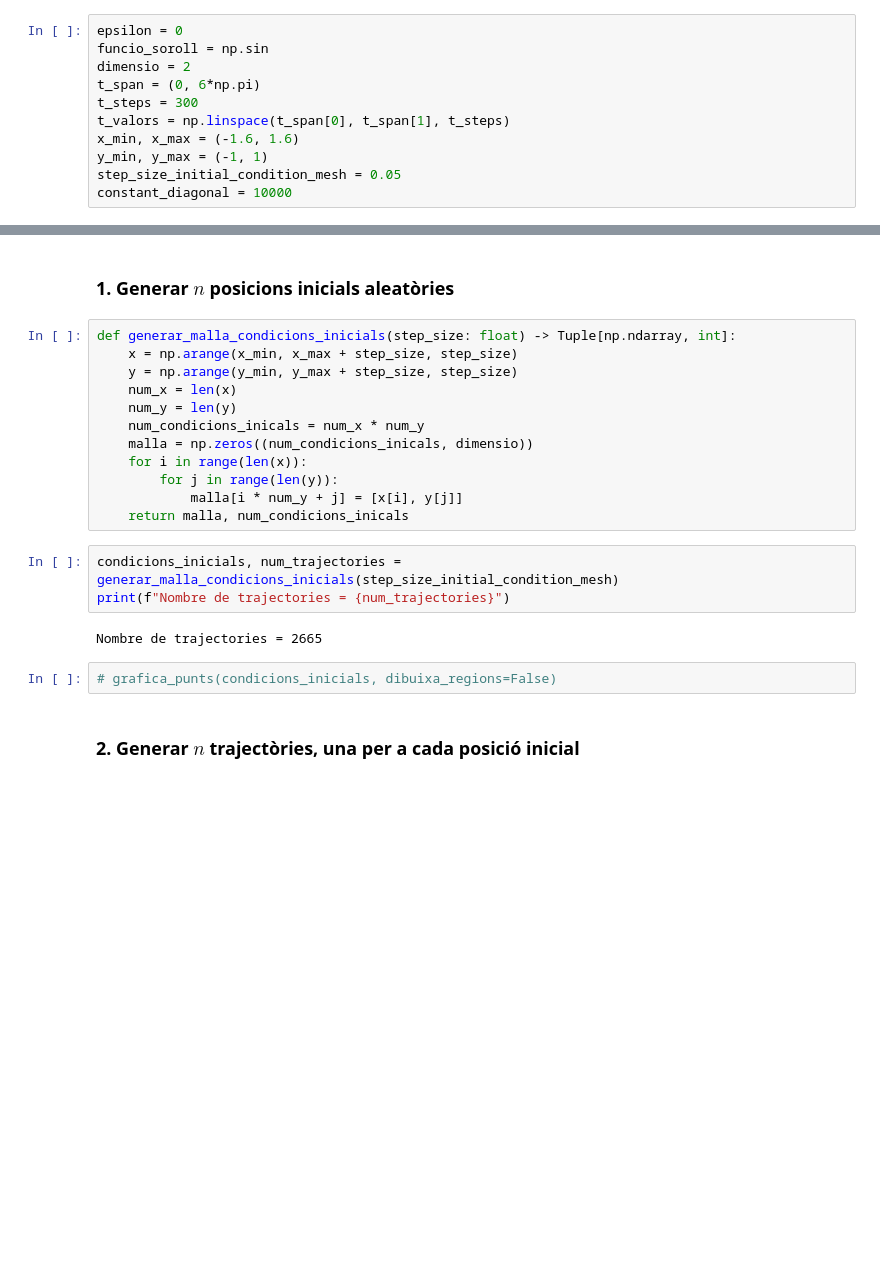
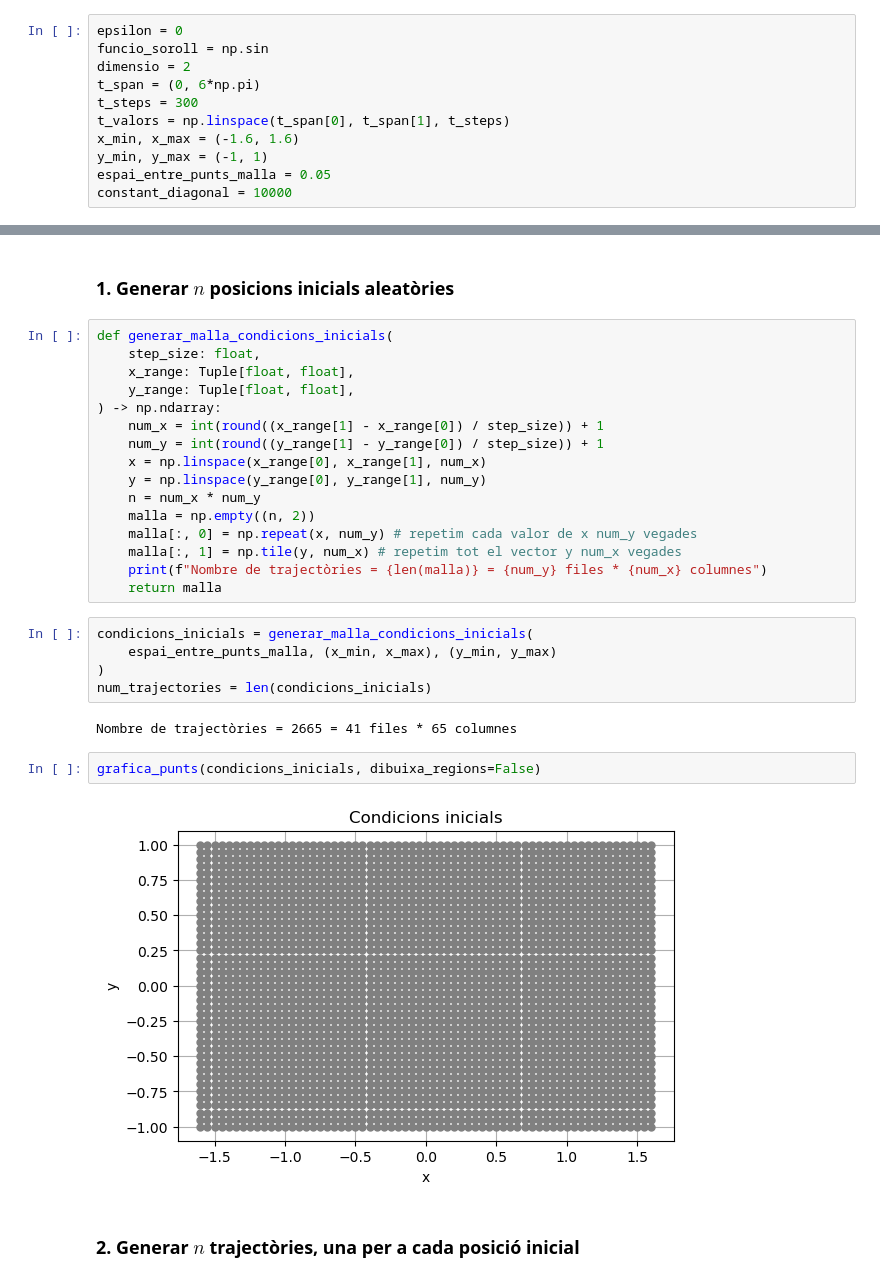
Before and after one commit to victor-lopz/spectral-clustering, a Jupyter notebook: clustering/duffing.ipynb, the cells around one changed output, grey strips where cells are left out. Cells and saved outputs as stored; diff of their text form; blank space fills up the shorter version.

Commit message:
fix KMeans random_state and generar_malla_condicions_inicials using vectorized numpy

```diff
--- a/clustering/duffing.ipynb
+++ b/clustering/duffing.ipynb
@@ -39,7 +39,7 @@ t_steps = 300
 t_valors = np.linspace(t_span[0], t_span[1], t_steps)
 x_min, x_max = (-1.6, 1.6)
 y_min, y_max = (-1, 1)
-step_size_initial_condition_mesh = 0.05
+espai_entre_punts_malla = 0.05
 constant_diagonal = 10000
 # %% [markdown]
 ### Gràfiques
@@ -154,25 +154,33 @@ def grafica_clusters(condicions_inicials, labels, args) -> None:
     plt.show()
 # %% [markdown]
 ### 1. Generar $n$ posicions inicials aleatòries
-# %%
-def generar_malla_condicions_inicials(step_size: float) -> Tuple[np.ndarray, int]:
-    x = np.arange(x_min, x_max + step_size, step_size)
-    y = np.arange(y_min, y_max + step_size, step_size)
-    num_x = len(x)
-    num_y = len(y)
-    num_condicions_inicals = num_x * num_y
-    malla = np.zeros((num_condicions_inicals, dimensio))
-    for i in range(len(x)):
-        for j in range(len(y)):
-            malla[i * num_y + j] = [x[i], y[j]]
-    return malla, num_condicions_inicals
+# %%
+def generar_malla_condicions_inicials(
+    step_size: float,
+    x_range: Tuple[float, float],
+    y_range: Tuple[float, float],
+) -> np.ndarray:
+    num_x = int(round((x_range[1] - x_range[0]) / step_size)) + 1
+    num_y = int(round((y_range[1] - y_range[0]) / step_size)) + 1
+    x = np.linspace(x_range[0], x_range[1], num_x)
+    y = np.linspace(y_range[0], y_range[1], num_y)
+    n = num_x * num_y
+    malla = np.empty((n, 2))
+    malla[:, 0] = np.repeat(x, num_y) # repetim cada valor de x num_y vegades
+    malla[:, 1] = np.tile(y, num_x) # repetim tot el vector y num_x vegades
+    print(f"Nombre de trajectòries = {len(malla)} = {num_y} files * {num_x} columnes")
+    return malla
 # %%
-condicions_inicials, num_trajectories = generar_malla_condicions_inicials(step_size_initial_condition_mesh)
-print(f"Nombre de trajectories = {num_trajectories}")
+condicions_inicials = generar_malla_condicions_inicials(
+    espai_entre_punts_malla, (x_min, x_max), (y_min, y_max)
+)
+num_trajectories = len(condicions_inicials)
 # %% [output]
-Nombre de trajectories = 2665
+Nombre de trajectòries = 2665 = 41 files * 65 columnes
 # %%
-# grafica_punts(condicions_inicials, dibuixa_regions=False)
+grafica_punts(condicions_inicials, dibuixa_regions=False)
+# %% [output]
+[figure, added]
 # %% [markdown]
 ### 2. Generar $n$ trajectòries, una per a cada posició inicial
 # %%
```
Also changed, not shown: parts of 6 cells of this notebook.
